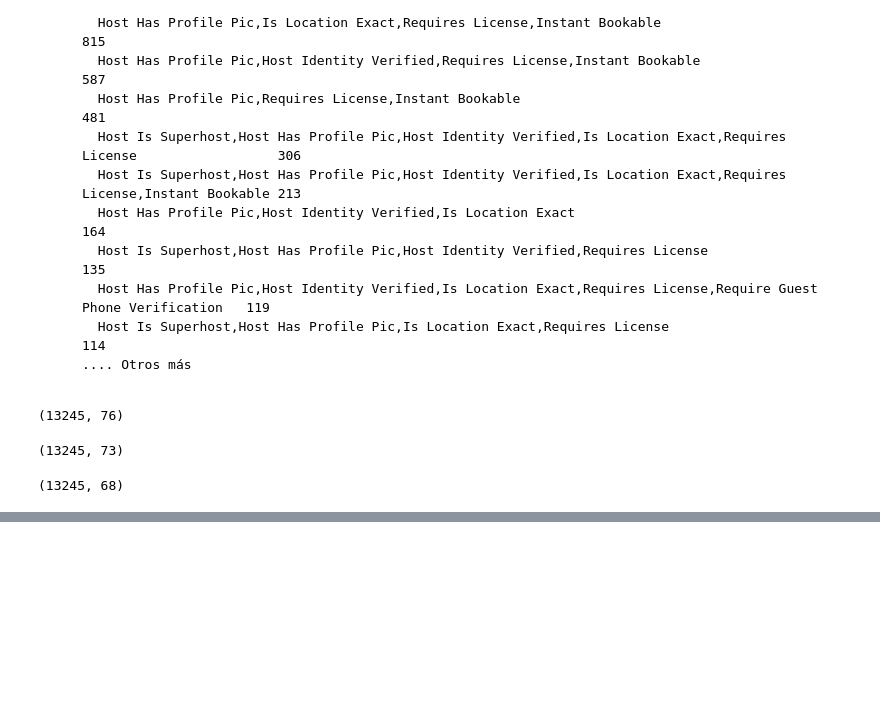
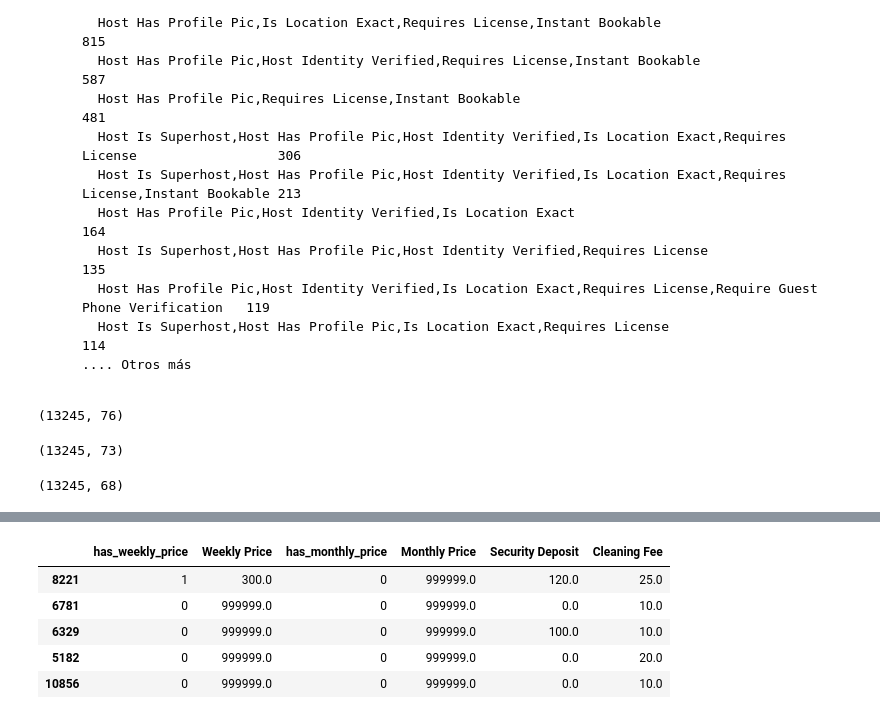
Before and after one commit to Pepe-Padilla/machine-learning-practica, a Jupyter notebook: practica.ipynb, the cells around one changed output, grey strips where cells are left out. Cells and saved outputs as stored; diff of their text form; code cells hidden in the pictures; blank space fills up the shorter version.

```diff
--- a/practica.ipynb
+++ b/practica.ipynb
@@ -758,3 +834,23 @@ X_train.drop(date_cols, axis=1, inplace=True)
+# %%
+# Por problemas en mi anaconda no pude usar geopy, consulte como sustiuirlo: y lo dejé comentado abajo, usar el que
+# mejor convenga
+import math
+
+# Reference Point: Plaza del Sol (Km 0)
+km_0_lat = 40.4168
+km_0_lon = -3.7038
+
+# Haversine Formula
+def haversine(lat, lon):
+    R = 6371  # Radius of Earth in kilometers
+    dlat = math.radians(lat - km_0_lat)
+    dlon = math.radians(lon - km_0_lon)
+    a = math.sin(dlat/2) ** 2 + math.cos(math.radians(km_0_lat)) * math.cos(math.radians(lat)) * math.sin(dlon/2) ** 2
+    c = 2 * math.atan2(math.sqrt(a), math.sqrt(1 - a))
+    return R * c
+
+# Apply the function
+X_train['distance_km'] = X_train.apply(lambda row: haversine(row['Latitude'], row['Longitude']) if pd.notnull(row['Latitude']) else -1, axis=1)
 # %%
 # De los campos 'Street','Neighbourhood', 'Neighbourhood Cleansed','Neighbourhood Group Cleansed', 'City', 'State',
 # 'Zipcode', 'Market','Smart Location', 'Country Code', 'Country', 'Latitude', 'Longitude'
@@ -762,0 +918,32 @@ X_train.drop(date_cols, axis=1, inplace=True)
+# %%
+# Ufff para las columnas 'Weekly Price' y 'Monthly Price' creo que serán muy importantes si están presentes, el problema es
+# cuando no están presentes, siento que meter la media quita el sentido de no tener datos como no informados.
+# Esto es lo que he pensado (desde mi inexperiencia, espero haber acertado), pienso en meter una columna de soprote con
+# true cuando esta informado el precio y false cuando no, luego relleno esos datos de false con 999999 para forzar al ML a tomar solo
+# los valores originalmente informados
+
+# 0 o 1
+X_train['has_weekly_price'] = X_train['Weekly Price'].notnull().astype(int)
+X_train['has_monthly_price'] = X_train['Monthly Price'].notnull().astype(int)
+
+# los que tengan falso con valeres muy grandes
+X_train['Weekly Price'] = X_train['Weekly Price'].fillna(999999)
+X_train['Monthly Price'] = X_train['Monthly Price'].fillna(999999)
+
+
+# Para 'Security Deposit' y 'Cleaning Fee' está más facil,
+
+# En el primero asumo que un Nan significa que no piden deposito así que 0
+X_train['Security Deposit'] = X_train['Security Deposit'].fillna(0)
+
+# y para Cleaning Fee (la meidana por cada Room Type)
+X_train['Cleaning Fee'] = X_train.groupby('Room Type')['Cleaning Fee'].transform(lambda x: x.fillna(x.median()))
+
+X_train[['has_weekly_price','Weekly Price','has_monthly_price','Monthly Price','Security Deposit','Cleaning Fee']].head()
+# %% [output]
+|  | has_weekly_price | Weekly Price | has_monthly_price | Monthly Price | Security Deposit | Cleaning Fee |
+| 8221 | 1 | 300.0 | 0 | 999999.0 | 120.0 | 25.0 |
+| 6781 | 0 | 999999.0 | 0 | 999999.0 | 0.0 | 10.0 |
+| 6329 | 0 | 999999.0 | 0 | 999999.0 | 100.0 | 10.0 |
+| 5182 | 0 | 999999.0 | 0 | 999999.0 | 0.0 | 20.0 |
+| 10856 | 0 | 999999.0 | 0 | 999999.0 | 0.0 | 10.0 |
```
Also changed, not shown: parts of 21 cells of this notebook.
